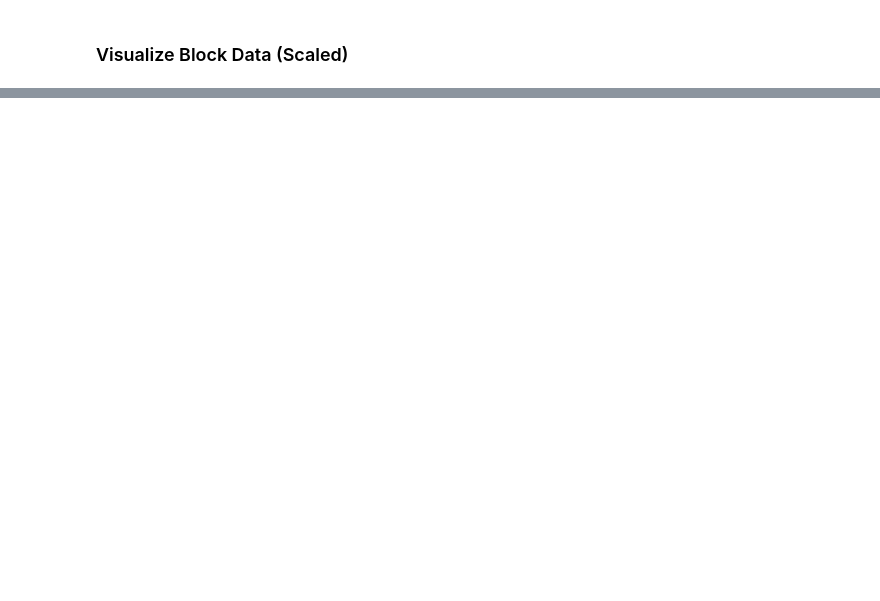
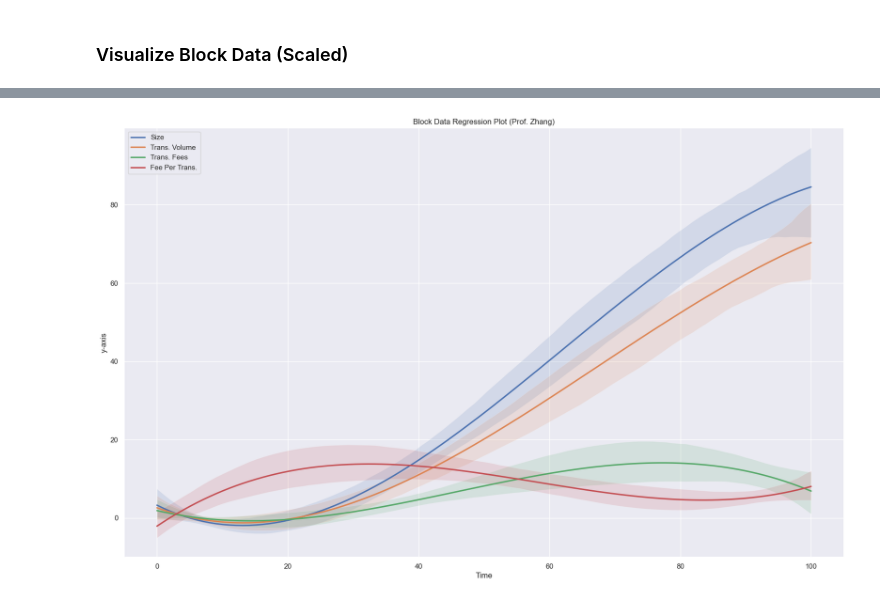
Before and after one commit to larry-lime/btc-stat-analysis, a Jupyter notebook: src/block_and_search/block_and_search.ipynb, the cells around one changed output, grey strips where cells are left out. Cells and saved outputs as stored; diff of their text form; code cells hidden in the pictures; blank space fills up the shorter version.

```diff
--- a/src/block_and_search/block_and_search.ipynb
+++ b/src/block_and_search/block_and_search.ipynb
@@ -586,6 +693,6 @@ plt.savefig("plots\\new_block_data_regression_additional.jpg", dpi = 300)
 # %%
 # Import
-block_and_search_scaled = pk.load(open("binary\\block_and_search_scaled.p", "rb" ))
+block_and_search_scaled = pk.load(open("binary/block_and_search_scaled.p", "rb" ))
 
 # Plot
 plt.subplots(figsize= (20,12))
@@ -599,47 +706,36 @@ sns.regplot(x='Height',
             order=3)
 
 sns.regplot(x='Height',
             y='Transaction Volume',
             data=block_and_search_scaled,
             label='Trans. Volume',
             scatter=False,
             order=3)
 
-# sns.regplot(x='Height',
-#             y='Weight',
-#             data=block_and_search_scaled,
-#             label='Weight',
-#             order=3)
-
 sns.regplot(x='Height',
             y='Block Reward Tips',
             data=block_and_search_scaled,
             label='Trans. Fees',
             scatter=False,
             order=3)
 
 sns.regplot(x='Height',
             y='Avg. Transaction Fee',
             data=block_and_search_scaled,
             label='Fee Per Trans.',
             scatter=False,
             order=3)
 
-# sns.regplot(x='Height',
-#             y='Weight',
-#             data=block_and_search_scaled,
-#             label='Weight',
-#             order=3)
-#             linestyle='dashed'
-
 # Add features
 plt.title("Block Data Regression Plot (Prof. Zhang)")
 plt.xlabel('Time')
 plt.ylabel('y-axis')
 plt.legend(loc='upper left')
 
 # Save plot
-plt.savefig("plots\\block_data_regression.jpg", dpi = 300)
+plt.savefig("plots/block_data_regression.jpg", dpi = 300)
+# %% [output]
+[figure, added]
 # %%
 plt.subplots(figsize= (25,12))
 sns.heatmap(block_and_search_corr_temp, annot= True, fmt= '.2%')
```
Also changed, not shown: parts of 28 cells of this notebook, 19 other files.
